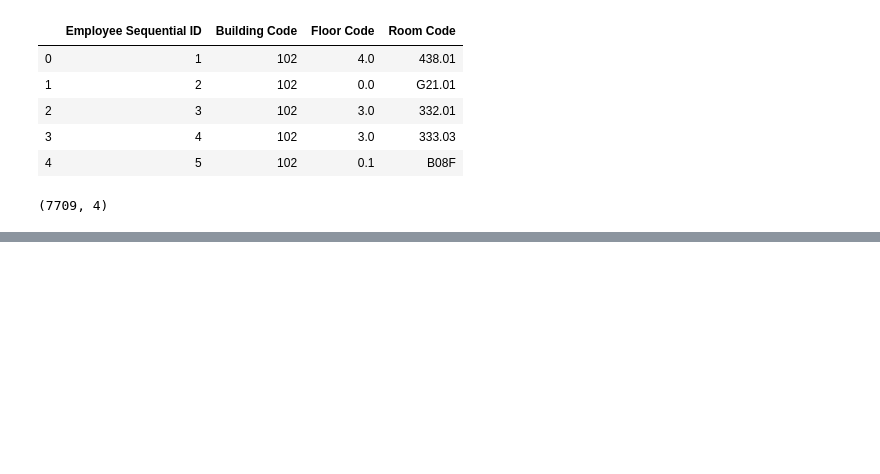
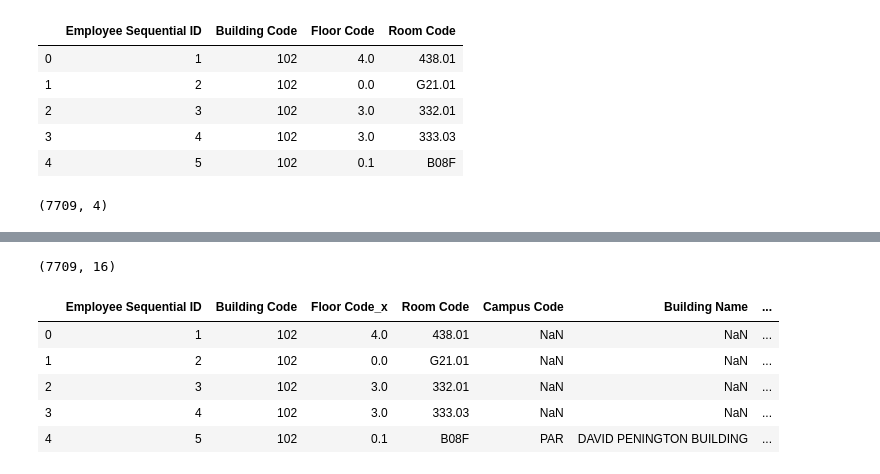
Before and after one commit to abhinavcreed13/project-space-optimisation-group-3, a Jupyter notebook: initial-data-analysis.ipynb, the cells around one changed output, grey strips where cells are left out. Cells and saved outputs as stored; diff of their text form; code cells hidden in the pictures; blank space fills up the shorter version.

```diff
--- a/initial-data-analysis.ipynb
+++ b/initial-data-analysis.ipynb
@@ -527,0 +603,22 @@ em_location_df.groupby('Building Code').count()
+# %%
+em_location_df['Building Code']=em_location_df['Building Code'].astype(str).str.strip()
+em_location_df['Floor Code']=em_location_df['Floor Code'].astype(str).str.strip()
+em_location_df['Room Code']=em_location_df['Room Code'].astype(str).str.strip()
+
+uom_space_df['Building Code']=uom_space_df['Building Code'].astype(str).str.strip()
+uom_space_df['Floor Code']=uom_space_df['Floor Code'].astype(str).str.strip()
+uom_space_df['Room Code']=uom_space_df['Room Code'].astype(str).str.strip()
+
+joined_em_location_df = pd.merge(em_location_df,uom_space_df,on=['Building Code','Room Code'],how='left')
+joined_em_location_df.shape
+# %% [output]
+(7709, 16)
+# %%
+joined_em_location_df.head()
+# %% [output]
+|  | Employee Sequential ID | Building Code | Floor Code_x | Room Code | Campus Code | Building Name | ... |
+| 0 | 1 | 102 | 4.0 | 438.01 | NaN | NaN | ... |
+| 1 | 2 | 102 | 0.0 | G21.01 | NaN | NaN | ... |
+| 2 | 3 | 102 | 3.0 | 332.01 | NaN | NaN | ... |
+| 3 | 4 | 102 | 3.0 | 333.03 | NaN | NaN | ... |
+| 4 | 5 | 102 | 0.1 | B08F | PAR | DAVID PENINGTON BUILDING | ... |
```
Also changed, not shown: parts of 12 cells of this notebook, 1 other file.
